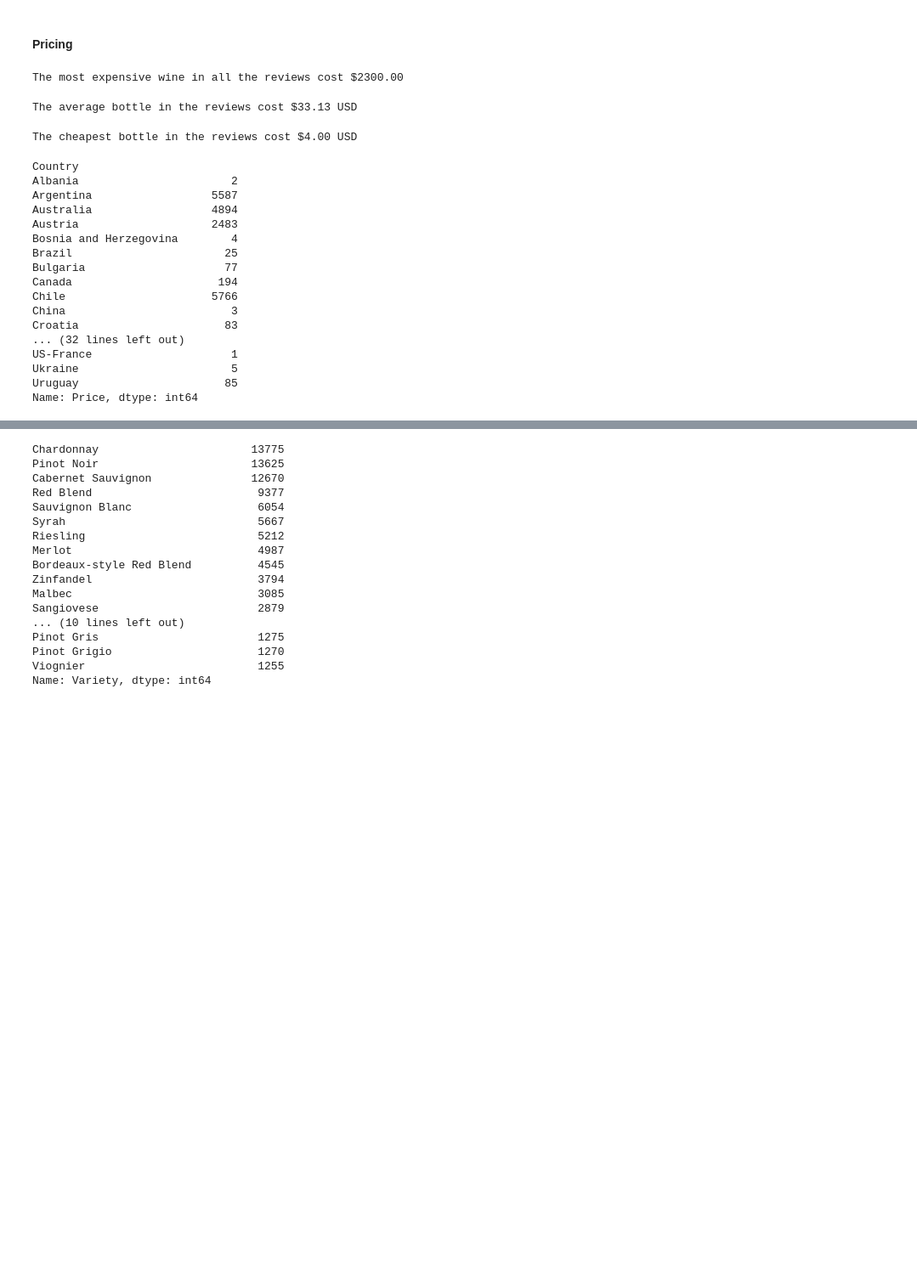
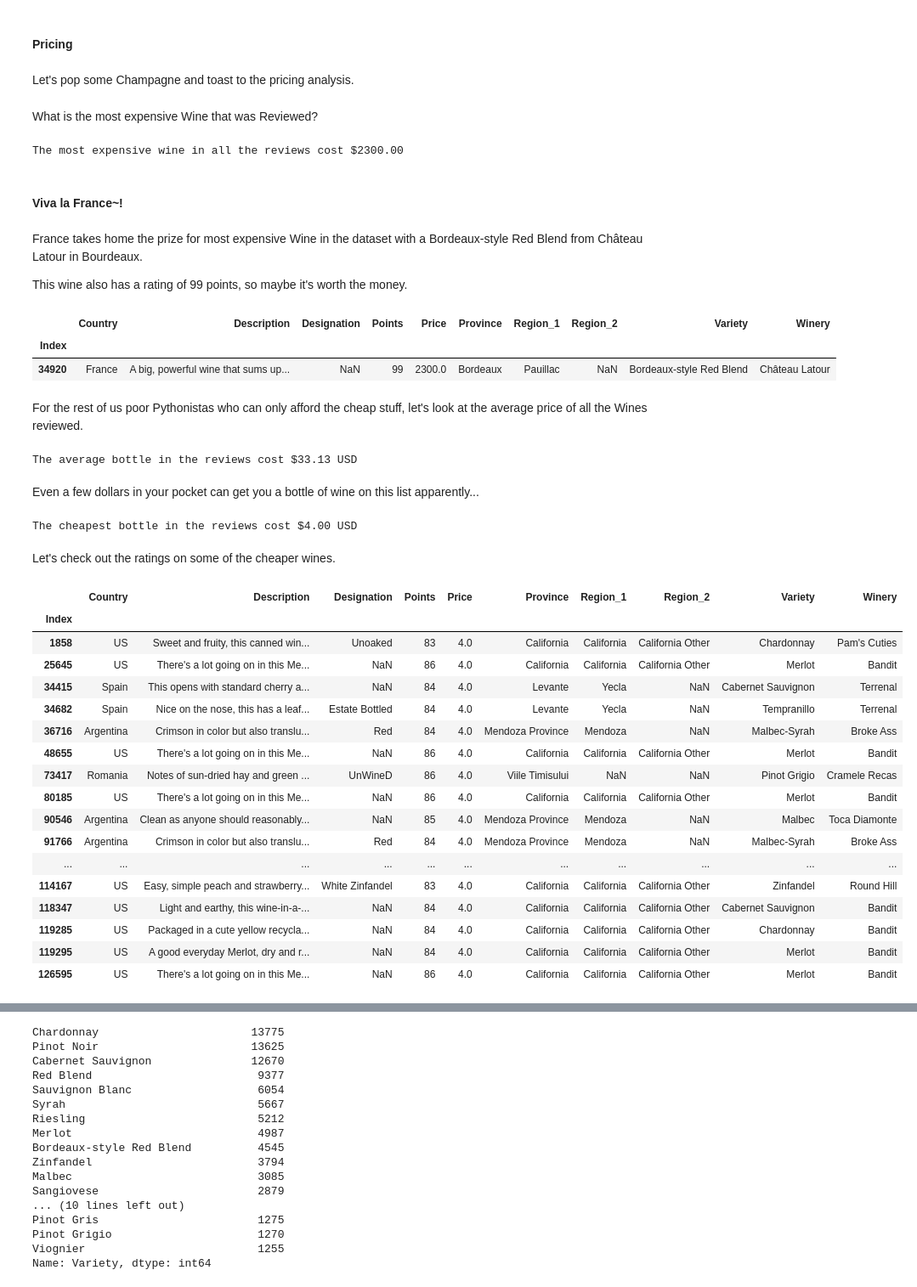
Before and after one commit to gorbulus/WineReviewAnalysis, a Jupyter notebook: WineReviewAnalysis.ipynb, the cells around one changed output, grey strips where cells are left out. Shown at 85% size. Cells and saved outputs as stored; diff of their text form; code cells hidden in the pictures; blank space fills up the shorter version.

```diff
--- a/WineReviewAnalysis.ipynb
+++ b/WineReviewAnalysis.ipynb
@@ -548,43 +588,67 @@ Index
 Length: 137229, dtype: object
 # %% [markdown]
 #### Pricing
+# %% [markdown]
+Let's pop some Champagne and toast to the pricing analysis.
+# %% [markdown]
+What is the most expensive Wine that was Reviewed?
 # %%
 # The most expensive wine
 max_price = reviews_df['Price'].max()
 print("The most expensive wine in all the reviews cost ${:.2f}".format(max_price))
 # %% [output]
 The most expensive wine in all the reviews cost $2300.00
+# %% [markdown]
+#### Viva la France~!
+# %% [markdown]
+France takes home the prize for most expensive Wine in the dataset with a Bordeaux-style Red Blend from Château Latour in Bourdeaux.
+
+This wine also has a rating of 99 points, so maybe it's worth the money.
+# %%
+# reviews_df.groupby("Variety").Price.max()
+reviews_df[reviews_df['Price'] == 2300]
+# %% [output]
+|  | Country | Description | Designation | Points | Price | Province | Region_1 | Region_2 | Variety | Winery |
+| Index |  |  |  |  |  |  |  |  |  |  |
+| 34920 | France | A big, powerful wine that sums up... | NaN | 99 | 2300.0 | Bordeaux | Pauillac | NaN | Bordeaux-style Red Blend | Château Latour |
+# %% [markdown]
+For the rest of us poor Pythonistas who can only afford the cheap stuff, let's look at the average price of all the Wines reviewed.
 # %%
 # The average wine cost
 avg_price = reviews_df['Price'].mean()
 print("The average bottle in the reviews cost ${:.2f} USD".format(avg_price))
 # %% [output]
 The average bottle in the reviews cost $33.13 USD
+# %% [markdown]
+Even a few dollars in your pocket can get you a bottle of wine on this list apparently...
 # %%
 # The cheapest wine cost
 min_price = reviews_df['Price'].min()
 print("The cheapest bottle in the reviews cost ${:.2f} USD".format(min_price))
 # %% [output]
 The cheapest bottle in the reviews cost $4.00 USD
-# %%
-# Group by price - aum the reviews for each price
-reviews_df.groupby("Country").Price.count()
-# %% [output]
-Country
-Albania                       2
-Argentina                  5587
-Australia                  4894
-Austria                    2483
-Bosnia and Herzegovina        4
-Brazil                       25
-Bulgaria                     77
-Canada                      194
-Chile                      5766
-China                         3
-Croatia                      83
-... (32 lines left out)
-US-France                     1
-Ukraine                       5
-Uruguay                      85
-Name: Price, dtype: int64
+# %% [markdown]
+Let's check out the ratings on some of the cheaper wines.
+# %%
+# The cheapest wines
+reviews_df[reviews_df['Price'] == 4.0]
+# %% [output]
+|  | Country | Description | Designation | Points | Price | Province | Region_1 | Region_2 | Variety | Winery |
+| Index |  |  |  |  |  |  |  |  |  |  |
+| 1858 | US | Sweet and fruity, this canned win... | Unoaked | 83 | 4.0 | California | California | California Other | Chardonnay | Pam's Cuties |
+| 25645 | US | There's a lot going on in this Me... | NaN | 86 | 4.0 | California | California | California Other | Merlot | Bandit |
+| 34415 | Spain | This opens with standard cherry a... | NaN | 84 | 4.0 | Levante | Yecla | NaN | Cabernet Sauvignon | Terrenal |
+| 34682 | Spain | Nice on the nose, this has a leaf... | Estate Bottled | 84 | 4.0 | Levante | Yecla | NaN | Tempranillo | Terrenal |
+| 36716 | Argentina | Crimson in color but also translu... | Red | 84 | 4.0 | Mendoza Province | Mendoza | NaN | Malbec-Syrah | Broke Ass |
+| 48655 | US | There's a lot going on in this Me... | NaN | 86 | 4.0 | California | California | California Other | Merlot | Bandit |
+| 73417 | Romania | Notes of sun-dried hay and green ... | UnWineD | 86 | 4.0 | Viile Timisului | NaN | NaN | Pinot Grigio | Cramele Recas |
+| 80185 | US | There's a lot going on in this Me... | NaN | 86 | 4.0 | California | California | California Other | Merlot | Bandit |
+| 90546 | Argentina | Clean as anyone should reasonably... | NaN | 85 | 4.0 | Mendoza Province | Mendoza | NaN | Malbec | Toca Diamonte |
+| 91766 | Argentina | Crimson in color but also translu... | Red | 84 | 4.0 | Mendoza Province | Mendoza | NaN | Malbec-Syrah | Broke Ass |
+| ... | ... | ... | ... | ... | ... | ... | ... | ... | ... | ... |
+| 114167 | US | Easy, simple peach and strawberry... | White Zinfandel | 83 | 4.0 | California | California | California Other | Zinfandel | Round Hill |
+| 118347 | US | Light and earthy, this wine-in-a-... | NaN | 84 | 4.0 | California | California | California Other | Cabernet Sauvignon | Bandit |
+| 119285 | US | Packaged in a cute yellow recycla... | NaN | 84 | 4.0 | California | California | California Other | Chardonnay | Bandit |
+| 119295 | US | A good everyday Merlot, dry and r... | NaN | 84 | 4.0 | California | California | California Other | Merlot | Bandit |
+| 126595 | US | There's a lot going on in this Me... | NaN | 86 | 4.0 | California | California | California Other | Merlot | Bandit |
 # %% [markdown]
```
Also changed, not shown: parts of 77 cells of this notebook, 3 other files.
